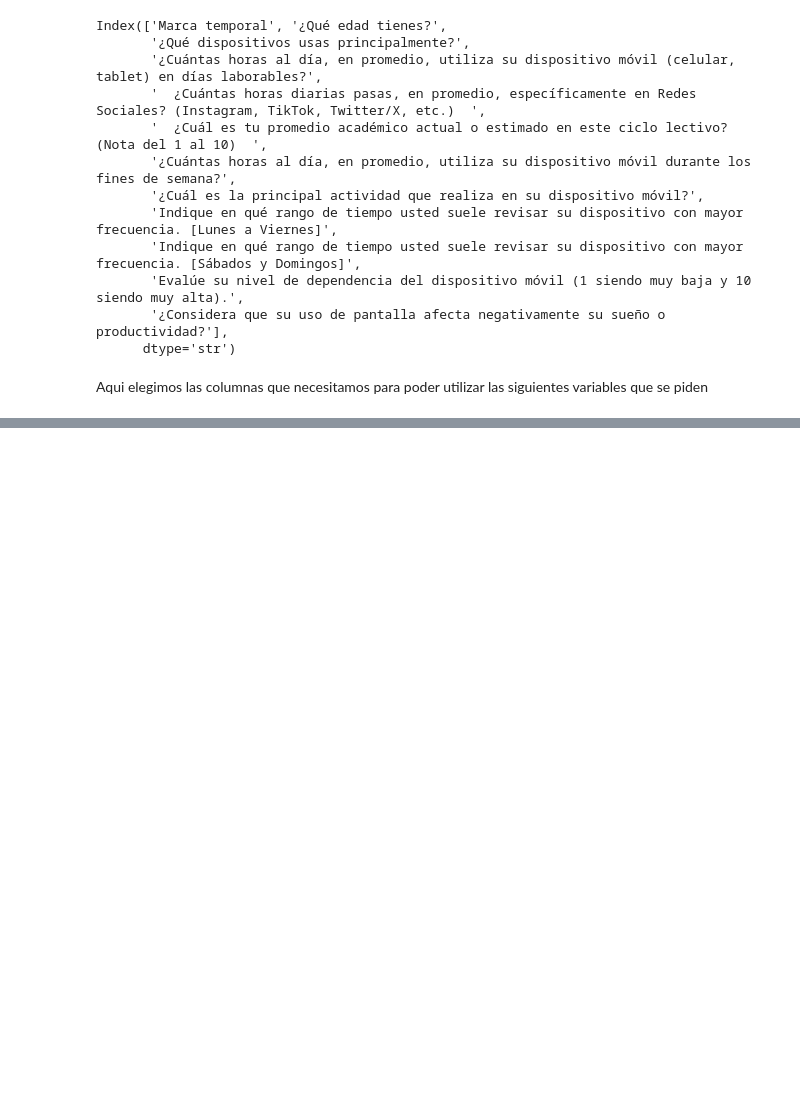
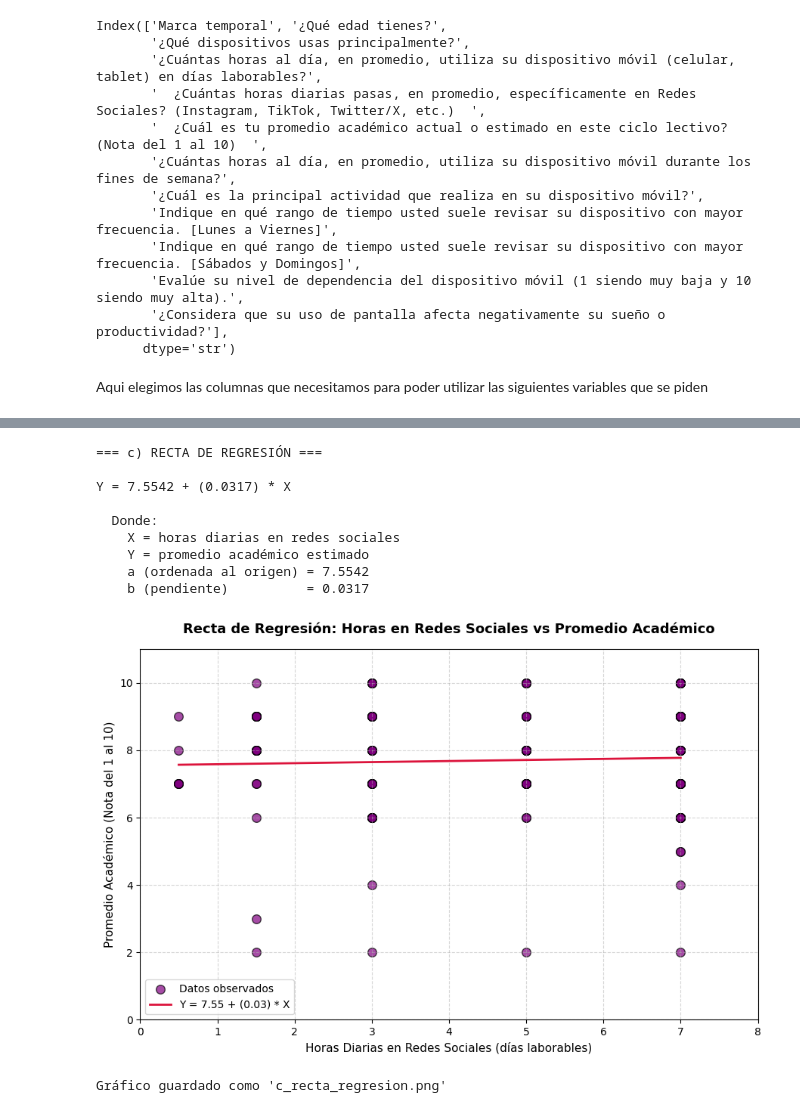
Before and after one commit to Gb020207/Benitez-Rolon-Monzon-Zaga-a-TPINTEGRADOR, a Jupyter notebook: main.ipynb, the cells around one changed output, grey strips where cells are left out. Cells and saved outputs as stored; diff of their text form; code cells hidden in the pictures; blank space fills up the shorter version.

```diff
--- a/main.ipynb
+++ b/main.ipynb
@@ -416,0 +697,48 @@ plt.show()
+# %%
+# ============================================================
+# c) RECTA DE REGRESIÓN
+#    Fórmula: Y = a + b * X
+#    b = (n*ΣXY - ΣX*ΣY) / (n*ΣX² - (ΣX)²)
+#    a = Ȳ - b * X̄
+# ============================================================
+import matplotlib.pyplot as plt
+import numpy as np
+
+print("=== c) RECTA DE REGRESIÓN ===")
+print(f"\nY = {round(ordenada, 4)} + ({round(pendiente, 4)}) * X")
+print(f"\n  Donde:")
+print(f"    X = horas diarias en redes sociales")
+print(f"    Y = promedio académico estimado")
+print(f"    a (ordenada al origen) = {round(ordenada, 4)}")
+print(f"    b (pendiente)          = {round(pendiente, 4)}")
+
+X_linea = np.linspace(df_reg['Horas'].min(), df_reg['Horas'].max(), 100)
+Y_linea = ordenada + pendiente * X_linea
+
+plt.figure(figsize=(9, 6))
+plt.scatter(df_reg['Horas'], df_reg['Notas'], color='purple', alpha=0.7, edgecolors='black', s=70, label='Datos observados')
+plt.plot(X_linea, Y_linea, color='crimson', linewidth=2, label=f'Y = {round(ordenada,2)} + ({round(pendiente,2)}) * X')
+
+plt.title('Recta de Regresión: Horas en Redes Sociales vs Promedio Académico', fontsize=13, fontweight='bold', pad=15)
+plt.xlabel('Horas Diarias en Redes Sociales (días laborables)', fontsize=11)
+plt.ylabel('Promedio Académico (Nota del 1 al 10)', fontsize=11)
+plt.legend()
+plt.grid(True, linestyle='--', alpha=0.5)
+plt.xlim(0, 8)
+plt.ylim(0, 11)
+plt.tight_layout()
+plt.savefig('c_recta_regresion.png', dpi=150)
+plt.show()
+print("Gráfico guardado como 'c_recta_regresion.png'")
+# %% [output]
+=== c) RECTA DE REGRESIÓN ===
+
+Y = 7.5542 + (0.0317) * X
+
+  Donde:
+    X = horas diarias en redes sociales
+    Y = promedio académico estimado
+    a (ordenada al origen) = 7.5542
+    b (pendiente)          = 0.0317
+[figure, added]
+Gráfico guardado como 'c_recta_regresion.png'
```
Also changed, not shown: parts of 23 cells of this notebook, 6 other files.
